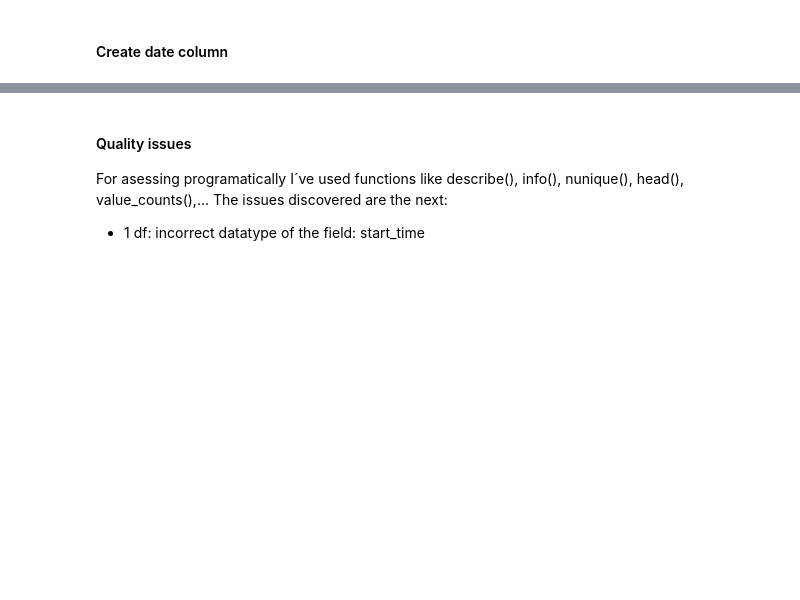
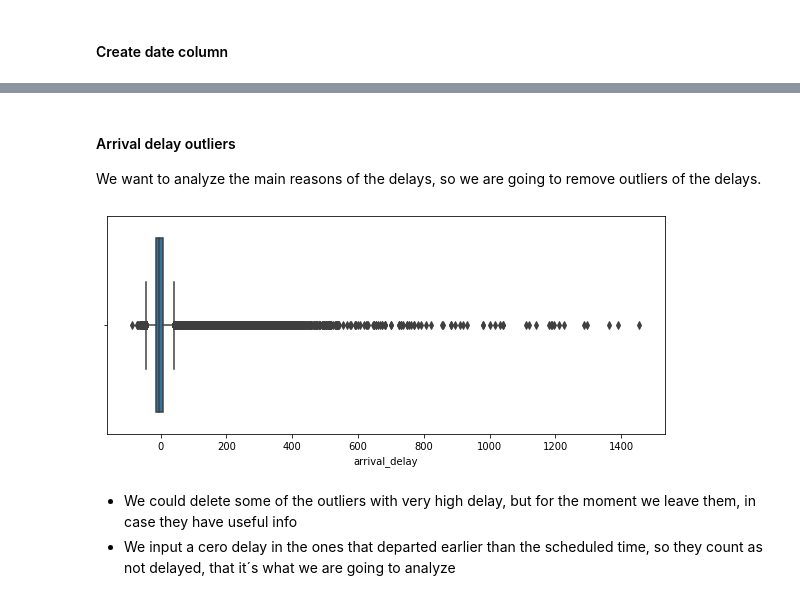
Before and after one commit to canceleiro/Flights-information, a Jupyter notebook: Flights.ipynb, the cells around one changed output, grey strips where cells are left out. Saved outputs shown, nothing was run; the diff lists cells and outputs as text; code cells hidden in the pictures; blank space fills up the shorter version.

```diff
--- a/Flights.ipynb
+++ b/Flights.ipynb
@@ -323,2 +214,0 @@ Solution: I´m going to delete the end time column as it is redundant
-# %%
-df_clean = df_clean.drop(['end_time'], axis=1)
@@ -334,6 +215,11 @@ df_clean.head()
-# %% [markdown]
-#### Quality issues
-
-For asessing programatically I´ve used functions like describe(), info(), nunique(), head(), value_counts(),... The issues discovered are the next:
-
-- 1 df: incorrect datatype of the field: start_time
+# %% [markdown]
+#### Arrival delay outliers
+We want to analyze the main reasons of the delays, so we are going to remove outliers of the delays.
+# %%
+plt.figure(figsize=(10,4))
+sb.boxplot(x=df_clean.arrival_delay);
+# %% [output]
+[figure, added]
+# %% [markdown]
+- We could delete some of the outliers with very high delay, but for the moment we leave them, in case they have useful info
+- We input a cero delay in the ones that departed earlier than the scheduled time, so they count as not delayed, that it´s what we are going to analyze
```
Also changed, not shown: parts of 153 cells of this notebook.
